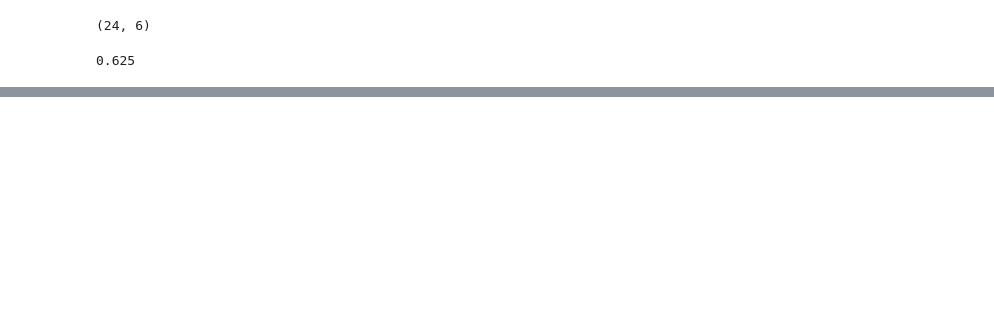
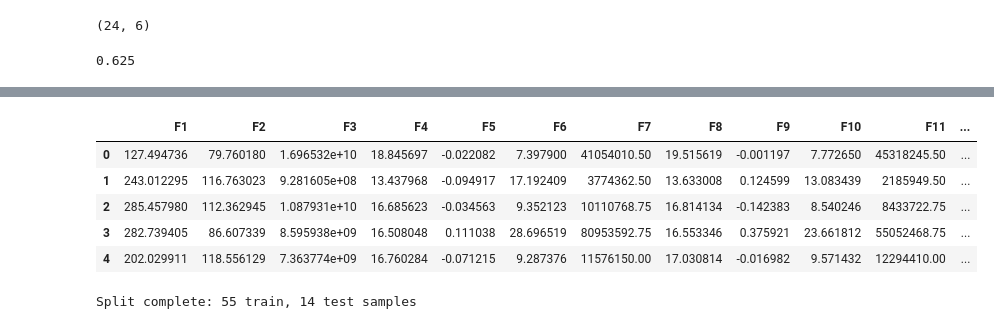
Before and after one commit to Brijesh-sharma-jangid/College, a Jupyter notebook: College/CV.ipynb, the cells around one changed output, grey strips where cells are left out. Cells and saved outputs as stored; diff of their text form; code cells hidden in the pictures; blank space fills up the shorter version.

```diff
--- a/College/CV.ipynb
+++ b/College/CV.ipynb
@@ -180,0 +224,17 @@ plt.show()
+# %%
+df = pd.read_csv("wavelet_features.csv")
+df.head()
+# %% [output]
+|  | F1 | F2 | F3 | F4 | F5 | F6 | F7 | F8 | F9 | F10 | F11 | ... |
+| 0 | 127.494736 | 79.760180 | 1.696532e+10 | 18.845697 | -0.022082 | 7.397900 | 41054010.50 | 19.515619 | -0.001197 | 7.772650 | 45318245.50 | ... |
+| 1 | 243.012295 | 116.763023 | 9.281605e+08 | 13.437968 | -0.094917 | 17.192409 | 3774362.50 | 13.633008 | 0.124599 | 13.083439 | 2185949.50 | ... |
+| 2 | 285.457980 | 112.362945 | 1.087931e+10 | 16.685623 | -0.034563 | 9.352123 | 10110768.75 | 16.814134 | -0.142383 | 8.540246 | 8433722.75 | ... |
+| 3 | 282.739405 | 86.607339 | 8.595938e+09 | 16.508048 | 0.111038 | 28.696519 | 80953592.75 | 16.553346 | 0.375921 | 23.661812 | 55052468.75 | ... |
+| 4 | 202.029911 | 118.556129 | 7.363774e+09 | 16.760284 | -0.071215 | 9.287376 | 11576150.00 | 17.030814 | -0.016982 | 9.571432 | 12294410.00 | ... |
+# %%
+X = df.iloc[:, :16]
+y = df['C']
+X_train, X_test, y_train, y_test = train_test_split(X, y, test_size=0.2, random_state=42, stratify=y)
+print(f"Split complete: {X_train.shape[0]} train, {X_test.shape[0]} test samples")
+# %% [output]
+Split complete: 55 train, 14 test samples
```
Also changed, not shown: parts of 16 cells of this notebook, 11 other files.
